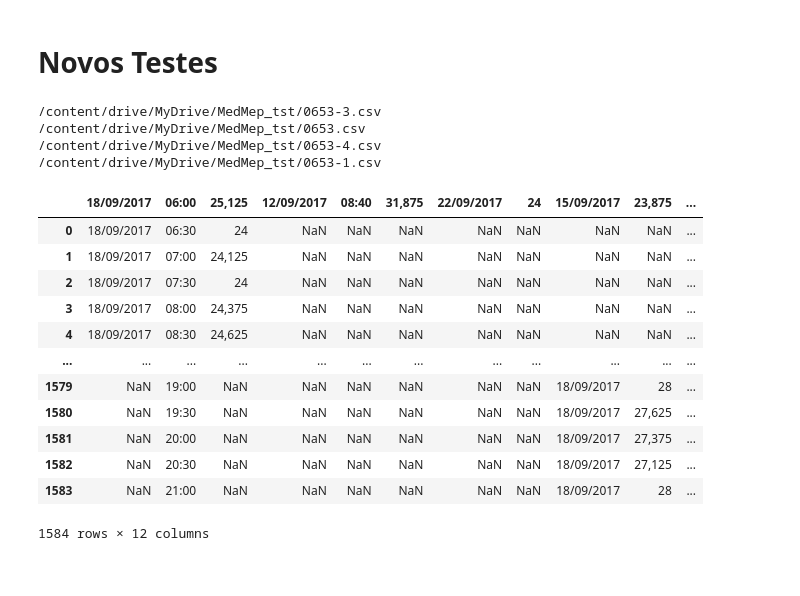
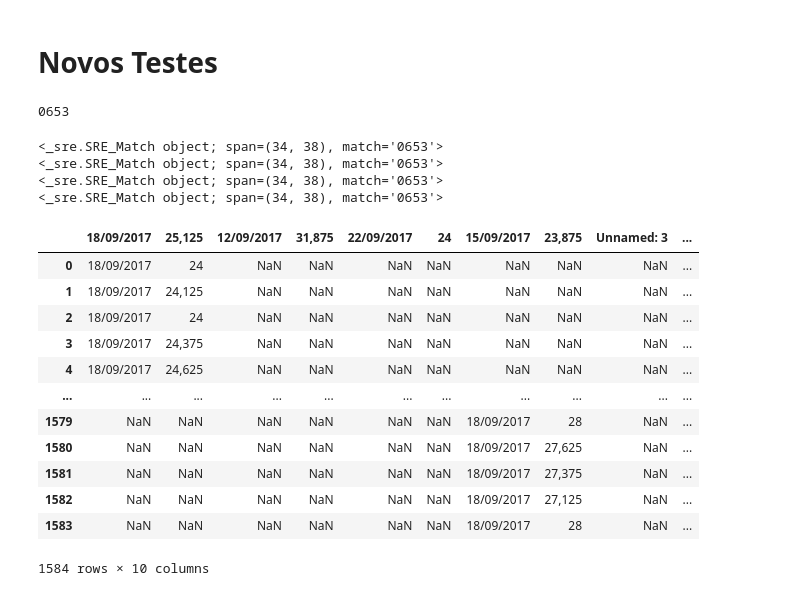
Before and after one commit to InstitutodaVinci3/vancouver, a Jupyter notebook: Temp_Animal.ipynb, the cells around one changed output. Saved outputs shown, nothing was run; the diff lists cells and outputs as text; code cells hidden in the pictures.

```diff
--- a/Temp_Animal.ipynb
+++ b/Temp_Animal.ipynb
@@ -112,31 +112,41 @@ from datetime import datetime, timedelta
 
 path =r'/content/drive/MyDrive/MedMep_tst'
 filenames = glob.glob(path + "/*.csv")
+# %%
+# código para a obtenção / captura da data do nome do arquivo
+import re
+x = re.search(r'(\d+)', '0653-1.csv')
+print(x[1])
+# %% [output]
+0653
 # %%
 dfs =[]
 for filename in filenames:
-  print(filename)
-  a = pd.read_csv(filename, sep='\;', encoding='latin1', engine='python', skiprows=8)
+  animal = re.search(r'(\d+)', filename)
+#  print(filename)
+  print(animal)
+  a = pd.read_csv(filename, sep=';', encoding='latin1', engine='python', skiprows=8, index_col=1)
   dfs.append(a[:-1])
+
 
 temperatura_df = pd.concat(dfs, ignore_index=True)
 temperatura_df
 #temperatura_df.to_excel("Temperatura_Animal.xlsx")
 # %% [output]
-/content/drive/MyDrive/MedMep_tst/0653-3.csv
-/content/drive/MyDrive/MedMep_tst/0653.csv
-/content/drive/MyDrive/MedMep_tst/0653-4.csv
-/content/drive/MyDrive/MedMep_tst/0653-1.csv
+<_sre.SRE_Match object; span=(34, 38), match='0653'>
+<_sre.SRE_Match object; span=(34, 38), match='0653'>
+<_sre.SRE_Match object; span=(34, 38), match='0653'>
+<_sre.SRE_Match object; span=(34, 38), match='0653'>
-|  | 18/09/2017 | 06:00 | 25,125 | 12/09/2017 | 08:40 | 31,875 | 22/09/2017 | 24 | 15/09/2017 | 23,875 | ... |
-| 0 | 18/09/2017 | 06:30 | 24 | NaN | NaN | NaN | NaN | NaN | NaN | NaN | ... |
-| 1 | 18/09/2017 | 07:00 | 24,125 | NaN | NaN | NaN | NaN | NaN | NaN | NaN | ... |
-| 2 | 18/09/2017 | 07:30 | 24 | NaN | NaN | NaN | NaN | NaN | NaN | NaN | ... |
-| 3 | 18/09/2017 | 08:00 | 24,375 | NaN | NaN | NaN | NaN | NaN | NaN | NaN | ... |
-| 4 | 18/09/2017 | 08:30 | 24,625 | NaN | NaN | NaN | NaN | NaN | NaN | NaN | ... |
-| ... | ... | ... | ... | ... | ... | ... | ... | ... | ... | ... | ... |
-| 1579 | NaN | 19:00 | NaN | NaN | NaN | NaN | NaN | NaN | 18/09/2017 | 28 | ... |
-| 1580 | NaN | 19:30 | NaN | NaN | NaN | NaN | NaN | NaN | 18/09/2017 | 27,625 | ... |
-| 1581 | NaN | 20:00 | NaN | NaN | NaN | NaN | NaN | NaN | 18/09/2017 | 27,375 | ... |
-| 1582 | NaN | 20:30 | NaN | NaN | NaN | NaN | NaN | NaN | 18/09/2017 | 27,125 | ... |
-| 1583 | NaN | 21:00 | NaN | NaN | NaN | NaN | NaN | NaN | 18/09/2017 | 28 | ... |
+|  | 18/09/2017 | 25,125 | 12/09/2017 | 31,875 | 22/09/2017 | 24 | 15/09/2017 | 23,875 | Unnamed: 3 | ... |
+| 0 | 18/09/2017 | 24 | NaN | NaN | NaN | NaN | NaN | NaN | NaN | ... |
+| 1 | 18/09/2017 | 24,125 | NaN | NaN | NaN | NaN | NaN | NaN | NaN | ... |
+| 2 | 18/09/2017 | 24 | NaN | NaN | NaN | NaN | NaN | NaN | NaN | ... |
+| 3 | 18/09/2017 | 24,375 | NaN | NaN | NaN | NaN | NaN | NaN | NaN | ... |
+| 4 | 18/09/2017 | 24,625 | NaN | NaN | NaN | NaN | NaN | NaN | NaN | ... |
+| ... | ... | ... | ... | ... | ... | ... | ... | ... | ... | ... |
+| 1579 | NaN | NaN | NaN | NaN | NaN | NaN | 18/09/2017 | 28 | NaN | ... |
+| 1580 | NaN | NaN | NaN | NaN | NaN | NaN | 18/09/2017 | 27,625 | NaN | ... |
+| 1581 | NaN | NaN | NaN | NaN | NaN | NaN | 18/09/2017 | 27,375 | NaN | ... |
+| 1582 | NaN | NaN | NaN | NaN | NaN | NaN | 18/09/2017 | 27,125 | NaN | ... |
+| 1583 | NaN | NaN | NaN | NaN | NaN | NaN | 18/09/2017 | 28 | NaN | ... |
-1584 rows × 12 columns
+1584 rows × 10 columns
```
